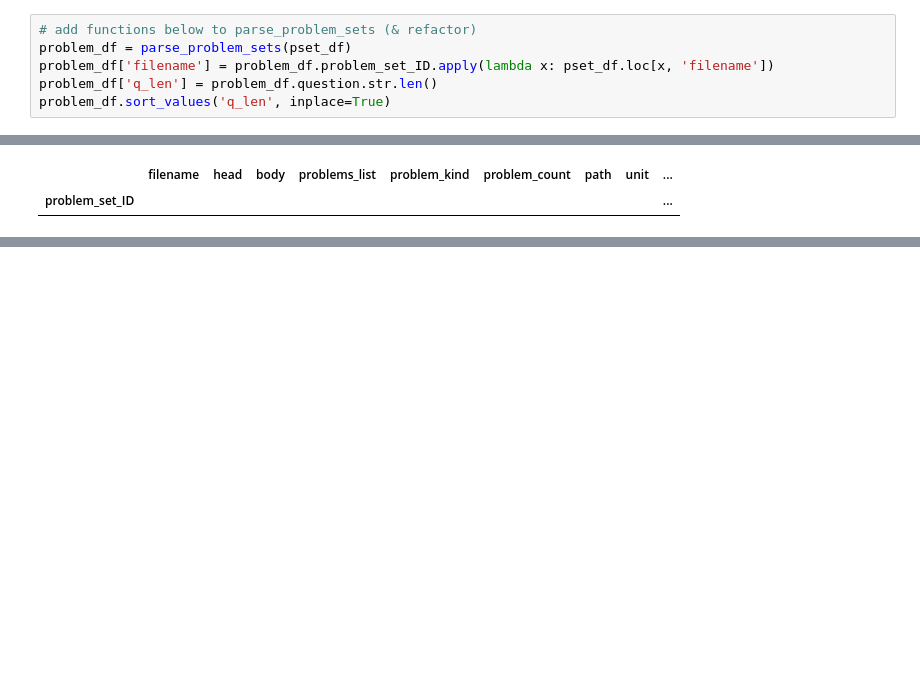
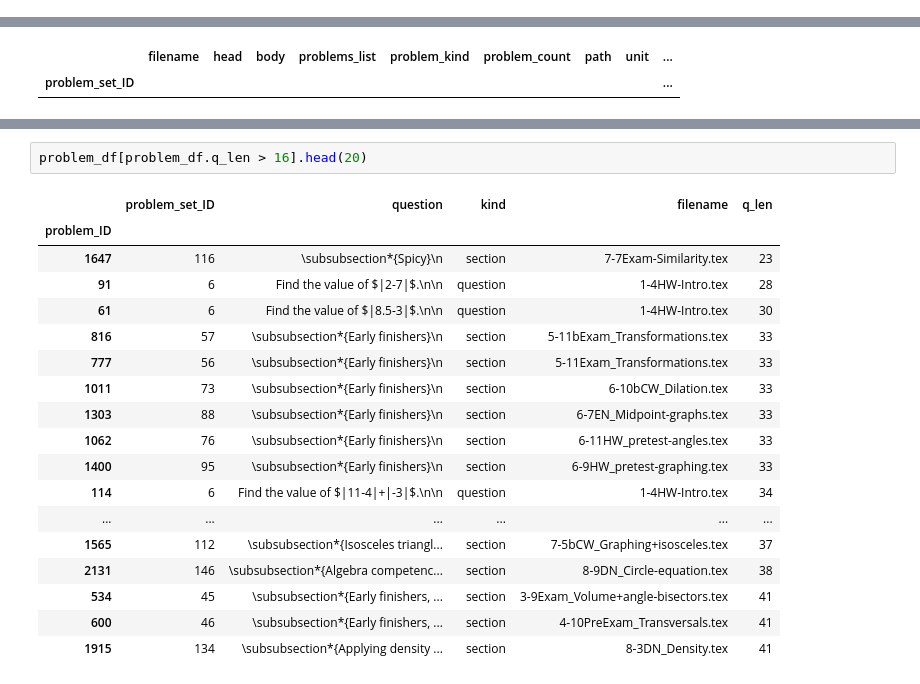
Before and after one commit to chrishuson/mathai, a Jupyter notebook: src/notes.ipynb, the cells around one changed output, grey strips where cells are left out. Drawn from its saved outputs; the diff is of its cells as text; blank space fills up the shorter version.

```diff
--- a/src/notes.ipynb
+++ b/src/notes.ipynb
@@ -218,7 +181 @@ pset_df[['unit', 'filename', 'problems_list', 'problem_kind', 'head', 'body']] =
-# %%
-# add functions below to parse_problem_sets (& refactor)
-problem_df = parse_problem_sets(pset_df)
-problem_df['filename'] = problem_df.problem_set_ID.apply(lambda x: pset_df.loc[x, 'filename'])
-problem_df['q_len'] = problem_df.question.str.len()
-problem_df.sort_values('q_len', inplace=True)
 # %%
@@ -522,0 +416,21 @@ True
+# %%
+problem_df[problem_df.q_len > 16].head(20)
+# %% [output]
+|  | problem_set_ID | question | kind | filename | q_len |
+| problem_ID |  |  |  |  |  |
+| 1647 | 116 | \subsubsection*{Spicy}\n | section | 7-7Exam-Similarity.tex | 23 |
+| 91 | 6 | Find the value of $|2-7|$.\n\n | question | 1-4HW-Intro.tex | 28 |
+| 61 | 6 | Find the value of $|8.5-3|$.\n\n | question | 1-4HW-Intro.tex | 30 |
+| 816 | 57 | \subsubsection*{Early finishers}\n | section | 5-11bExam_Transformations.tex | 33 |
+| 777 | 56 | \subsubsection*{Early finishers}\n | section | 5-11Exam_Transformations.tex | 33 |
+| 1011 | 73 | \subsubsection*{Early finishers}\n | section | 6-10bCW_Dilation.tex | 33 |
+| 1303 | 88 | \subsubsection*{Early finishers}\n | section | 6-7EN_Midpoint-graphs.tex | 33 |
+| 1062 | 76 | \subsubsection*{Early finishers}\n | section | 6-11HW_pretest-angles.tex | 33 |
+| 1400 | 95 | \subsubsection*{Early finishers}\n | section | 6-9HW_pretest-graphing.tex | 33 |
+| 114 | 6 | Find the value of $|11-4|+|-3|$.\n\n | question | 1-4HW-Intro.tex | 34 |
+| ... | ... | ... | ... | ... | ... |
+| 1565 | 112 | \subsubsection*{Isosceles triangl... | section | 7-5bCW_Graphing+isosceles.tex | 37 |
+| 2131 | 146 | \subsubsection*{Algebra competenc... | section | 8-9DN_Circle-equation.tex | 38 |
+| 534 | 45 | \subsubsection*{Early finishers, ... | section | 3-9Exam_Volume+angle-bisectors.tex | 41 |
+| 600 | 46 | \subsubsection*{Early finishers, ... | section | 4-10PreExam_Transversals.tex | 41 |
+| 1915 | 134 | \subsubsection*{Applying density ... | section | 8-3DN_Density.tex | 41 |
```
Also changed, not shown: parts of 32 cells of this notebook, 3 other files.
